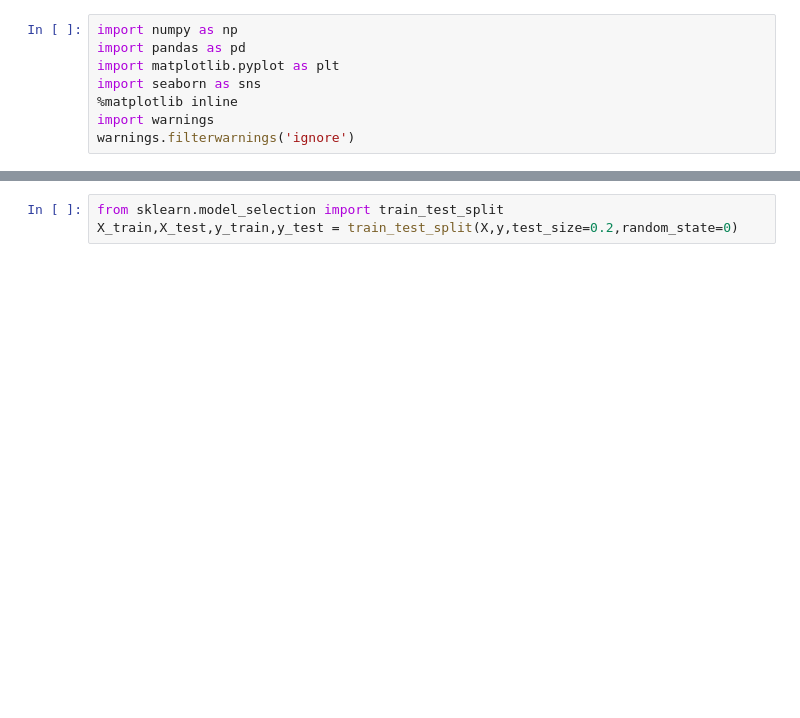
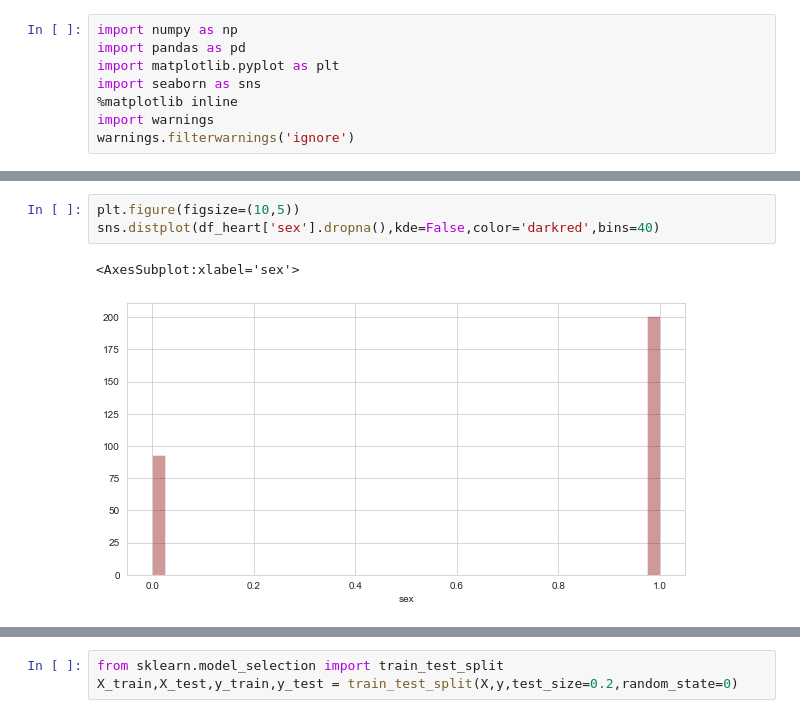
Before and after one commit to satishagrawal/DataScience, a Jupyter notebook: Heart Attack Prediction/SatishAgrawal_HeartAttackPrediction.ipynb, the cells around one changed output, grey strips where cells are left out. Cells and saved outputs as stored; diff of their text form; blank space fills up the shorter version.

```diff
--- a/Heart Attack Prediction/SatishAgrawal_HeartAttackPrediction.ipynb
+++ b/Heart Attack Prediction/SatishAgrawal_HeartAttackPrediction.ipynb
@@ -281,0 +155,6 @@ y=Heart.iloc[:,13]
+# %%
+plt.figure(figsize=(10,5))
+sns.distplot(df_heart['sex'].dropna(),kde=False,color='darkred',bins=40)
+# %% [output]
+<AxesSubplot:xlabel='sex'>
+[figure, added]
```
Also changed, not shown: parts of 92 cells of this notebook.
